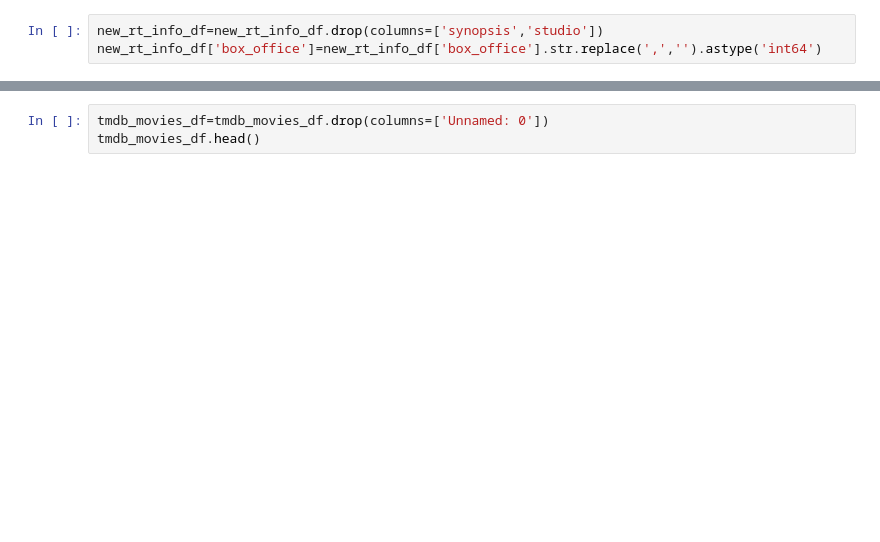
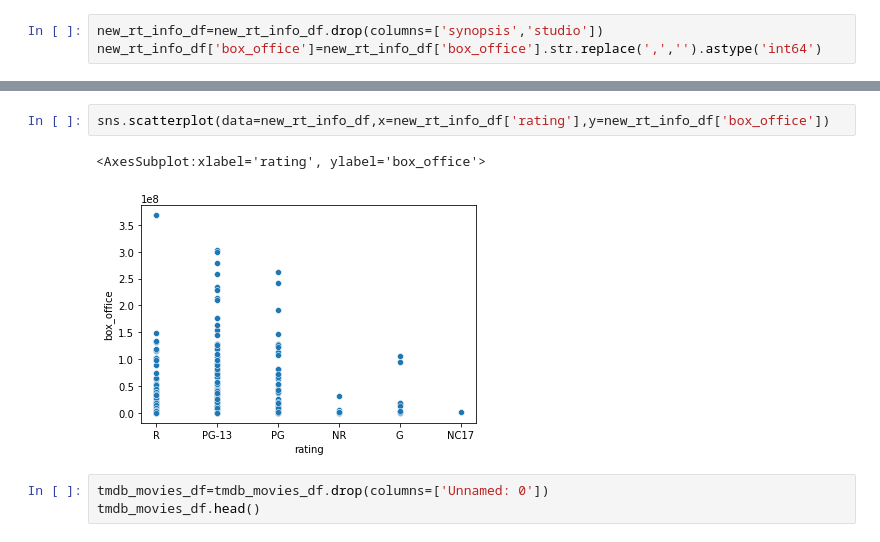
Before and after one commit to samlimish/new_project1, a Jupyter notebook: student.ipynb, the cells around one changed output, grey strips where cells are left out. Saved outputs shown, nothing was run; the diff lists cells and outputs as text; blank space fills up the shorter version.

```diff
--- a/student.ipynb
+++ b/student.ipynb
@@ -261,3 +171,8 @@ genre_boxoffice_df
+# %%
+sns.scatterplot(data=new_rt_info_df,x=new_rt_info_df['rating'],y=new_rt_info_df['box_office'])
+# %% [output]
+<AxesSubplot:xlabel='rating', ylabel='box_office'>
+[figure, added]
 # %%
 tmdb_movies_df=tmdb_movies_df.drop(columns=['Unnamed: 0'])
 tmdb_movies_df.head()
```
Also changed, not shown: parts of 25 cells of this notebook.
